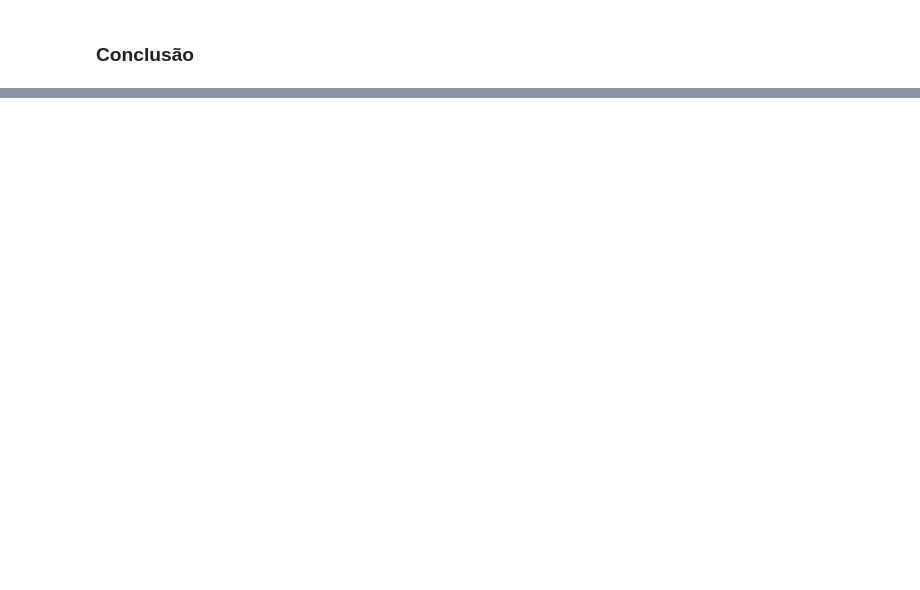
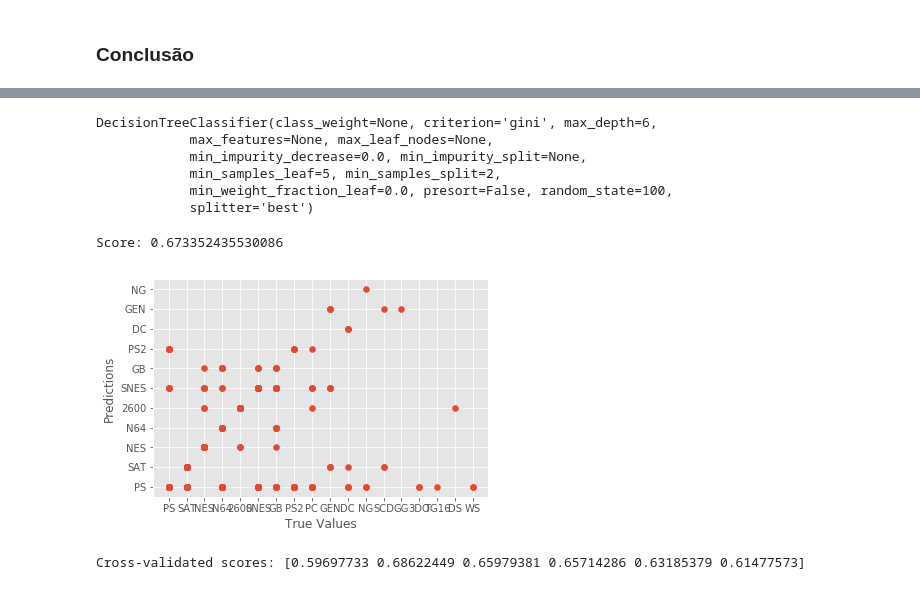
Before and after one commit to matheusraz/DS-Project, a Jupyter notebook: Hipotese4.ipynb, the cells around one changed output, grey strips where cells are left out. Cells and saved outputs as stored; diff of their text form; code cells hidden in the pictures; blank space fills up the shorter version.

```diff
--- a/Hipotese4.ipynb
+++ b/Hipotese4.ipynb
@@ -166,6 +169,8 @@ y = np.array(seculo20_plats['Platform_left'])
 X_train, X_test, y_train, y_test = train_test_split(X, y, test_size=0.3, random_state=42)
 
 acertos = []
+melhor_taxa = 0
+melhor_profundidade = 0
 
 for i in range(3,31):
     clf_gini = DecisionTreeClassifier(criterion = "gini", random_state = 100,
@@ -173,12 +178,16 @@ for i in range(3,31):
     clf_gini.fit(X_train, y_train)
     y_pred = clf_gini.predict(X_test)
     taxa = accuracy_score(y_test,y_pred)*100
+    if taxa > melhor_taxa:
+        melhor_taxa = taxa
+        melhor_profundidade = i
     print("Taxa de acerto com profundidade {}: {}%".format(i,taxa))
     acertos.append(taxa)
     dataToPlot.append(['1ª - 5ª Geração',taxa, i])
 
 acertos = np.array(acertos)
 print("\nMédia de acertos: {}%".format(acertos.mean()))
+print("Melhor taxa",melhor_taxa,"foi obtido com produndidade",melhor_profundidade)
 # %% [output]
 Taxa de acerto com profundidade 3: 66.189111747851%
 Taxa de acerto com profundidade 4: 66.9054441260745%
@@ -221,0 +235,26 @@ A taxa média de acertos foi de 39% aproximadamente para um total de 27 testes c
+# %%
+clf_gini = DecisionTreeClassifier(criterion = "gini", random_state = 100,
+                               max_depth=melhor_profundidade, min_samples_leaf=5)
+clf_gini
+# %% [output]
+DecisionTreeClassifier(class_weight=None, criterion='gini', max_depth=6,
+            max_features=None, max_leaf_nodes=None,
+            min_impurity_decrease=0.0, min_impurity_split=None,
+            min_samples_leaf=5, min_samples_split=2,
+            min_weight_fraction_leaf=0.0, presort=False, random_state=100,
+            splitter='best')
+# %%
+model = clf_gini.fit(X_train, y_train)
+predictions = clf_gini.predict(X_test)
+plt.scatter(y_test, predictions)
+plt.xlabel("True Values")
+plt.ylabel("Predictions")
+print("Score:", model.score(X_test, y_test))
+# %% [output]
+Score: 0.673352435530086
+[figure, added]
+# %%
+scores = cross_val_score(model, X, y, cv=6)
+print ("Cross-validated scores:", scores)
+# %% [output]
+Cross-validated scores: [0.59697733 0.68622449 0.65979381 0.65714286 0.63185379 0.61477573]
```
Also changed, not shown: parts of 7 cells of this notebook, 3 other files.
